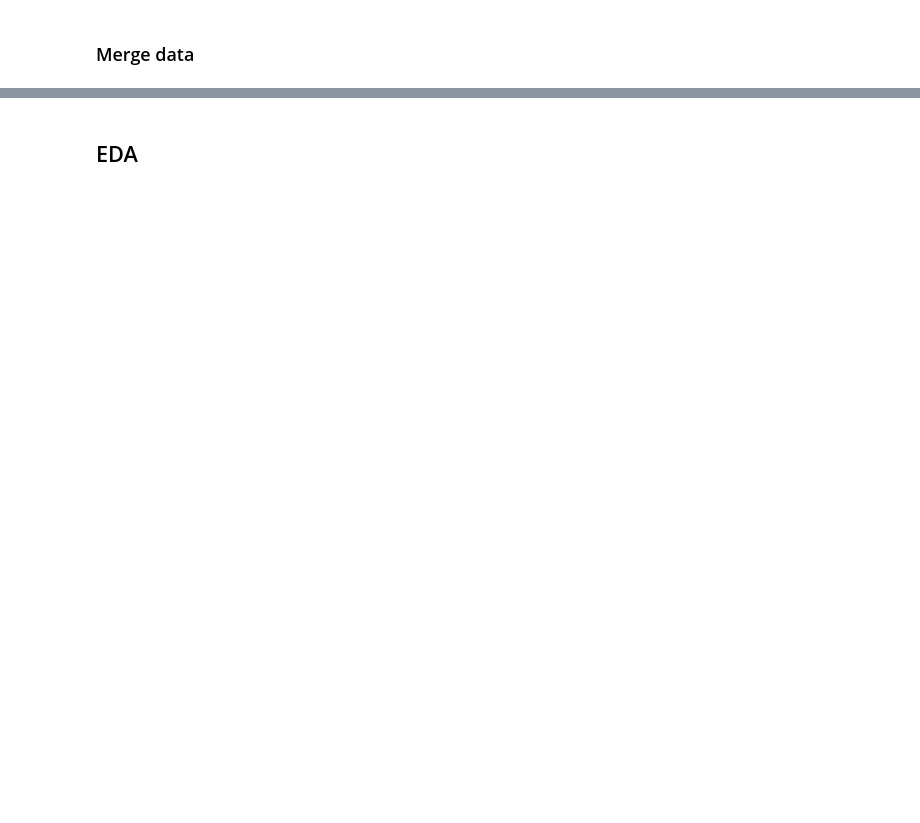
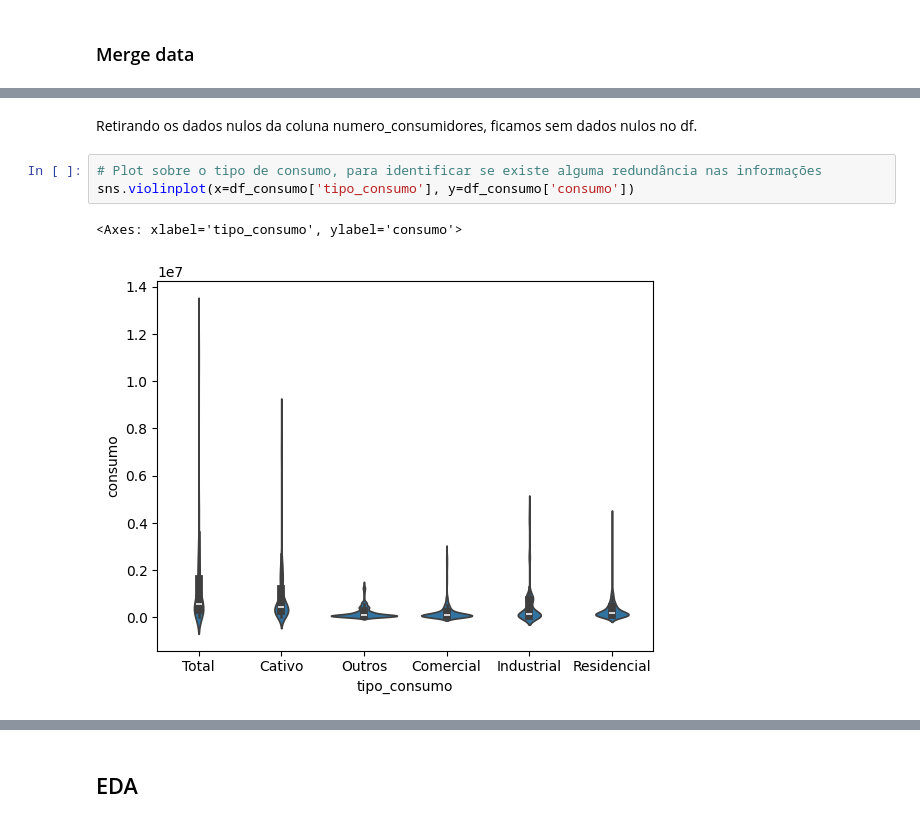
Before and after one commit to moreira-and/learn, a Jupyter notebook: postgraduate/2025_07_data_science_xpe/modules/module_5_challenge/tasks/2024_11_18_consolidation_activity/relatorio-desafio-final.ipynb, the cells around one changed output, grey strips where cells are left out. Saved outputs shown, nothing was run; the diff lists cells and outputs as text; blank space fills up the shorter version.

```diff
--- a/postgraduate/2025_07_data_science_xpe/modules/module_5_challenge/tasks/2024_11_18_consolidation_activity/relatorio-desafio-final.ipynb
+++ b/postgraduate/2025_07_data_science_xpe/modules/module_5_challenge/tasks/2024_11_18_consolidation_activity/relatorio-desafio-final.ipynb
@@ -85,0 +165,8 @@ df_consumo_estado.describe()
+# %% [markdown]
+Retirando os dados nulos da coluna numero_consumidores, ficamos sem dados nulos no df.
+# %%
+# Plot sobre o tipo de consumo, para identificar se existe alguma redundância nas informações
+sns.violinplot(x=df_consumo['tipo_consumo'], y=df_consumo['consumo'])
+# %% [output]
+<Axes: xlabel='tipo_consumo', ylabel='consumo'>
+[figure, added]
```
Also changed, not shown: parts of 98 cells of this notebook.
